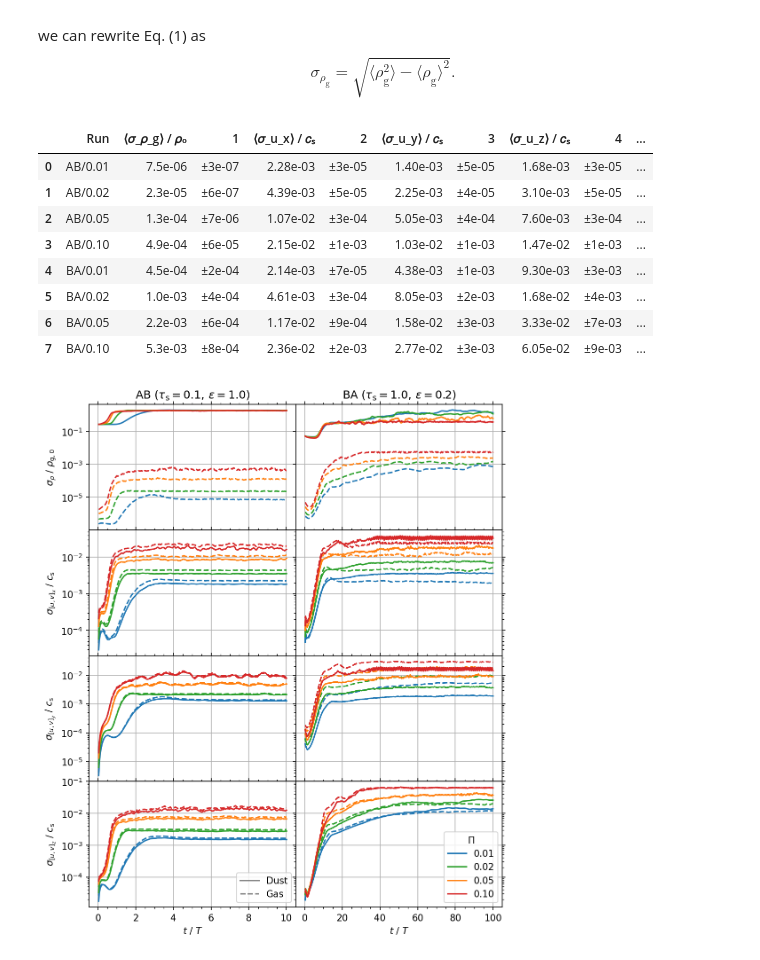
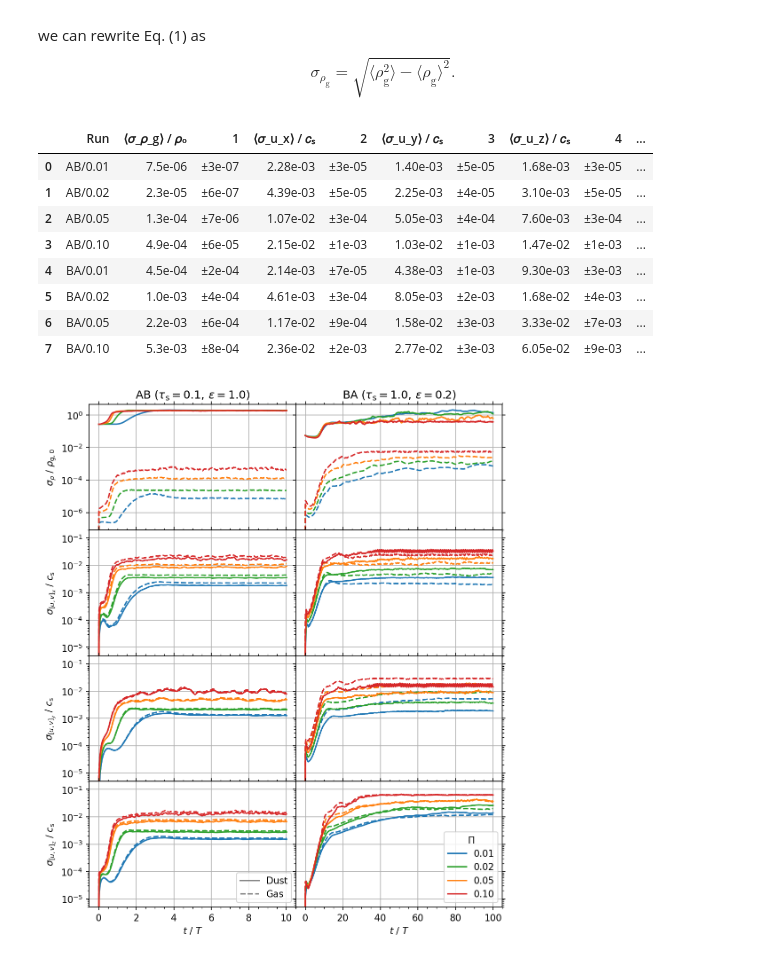
Before and after one commit to sabaronett/streaming-instability, a Jupyter notebook: ipynb/Dispersions.ipynb, the cells around one changed output. Drawn from its saved outputs; the diff is of its cells as text; code cells hidden in the pictures.

Commit message:
Start all plots from t0, but fix vel. ylims

```diff
--- a/ipynb/Dispersions.ipynb
+++ b/ipynb/Dispersions.ipynb
@@ -52,7 +52,8 @@ cases = ['AB', 'BA']
 Pis = [['0.01', 'tab:blue'], ['0.02', 'tab:green'],
        ['0.05', 'tab:orange'], ['0.10', 'tab:red']]
 res = '2048'
-psi = 4 # Plot starting index
+psi = 0 # 4 # Plot starting index
+vylim = (5e-6, 2e-1)
 runs = []
 avg_sd_rhog, avg_sd_ux, avg_sd_uy, avg_sd_uz,  = [], [], [], []
 err_sd_rhog, err_sd_ux, err_sd_uy, err_sd_uz,  = [], [], [], []
@@ -142,9 +143,9 @@ for ax in axs.flat:
 axs[0, 0].set(title=r'AB ($\tau_\mathrm{s}=0.1,\,\epsilon=1.0)$',
               ylabel=r'$\sigma_\rho$ / $\rho_\mathrm{g,0}$')
 axs[0, 1].set(title=r'BA ($\tau_\mathrm{s}=1.0,\,\epsilon=0.2)$')
-axs[1, 0].set(ylabel=r'$\sigma_{[u,v]_x}$ / $c_\mathrm{s}$')
-axs[2, 0].set(ylabel=r'$\sigma_{[u,v]_y}$ / $c_\mathrm{s}$')
-axs[3, 0].set(ylabel=r'$\sigma_{[u,v]_z}$ / $c_\mathrm{s}$')
+axs[1, 0].set(ylabel=r'$\sigma_{[u,v]_x}$ / $c_\mathrm{s}$', ylim=vylim)
+axs[2, 0].set(ylabel=r'$\sigma_{[u,v]_y}$ / $c_\mathrm{s}$', ylim=vylim)
+axs[3, 0].set(ylabel=r'$\sigma_{[u,v]_z}$ / $c_\mathrm{s}$', ylim=vylim)
 axs[3, 0].set(xlabel=r'$t$ / $T$')
 axs[3, 1].set(xlabel=r'$t$ / $T$')
 
@@ -179,31 +180,31 @@ s = df.style.format({
     '⟨𝜎_u_x⟩ / 𝑐ₛ'  : '{:.2e}',
     '2'           : '±{:.0e}',
     '⟨𝜎_u_y⟩ / 𝑐ₛ'  : '{:.2e}',
     '3'           : '±{:.0e}',
     '⟨𝜎_u_z⟩ / 𝑐ₛ'  : '{:.2e}',
     '4'           : '±{:.0e}',
     '⟨Δu_x⟩ / 𝑐ₛ'   : '{:.2e}',
     '5'           : '±{:.0e}',
     '⟨Δu_y⟩ / 𝑐ₛ'   : '{:.2e}',
     '6'           : '±{:.0e}',
     '⟨𝜎_𝜌_p⟩ / 𝜌₀' : '{:.2e}',
     '7'           : '±{:.0e}',
     '⟨𝜎_v_x⟩ / 𝑐ₛ'  : '{:.2e}',
     '8'           : '±{:.0e}',
     '⟨𝜎_v_y⟩ / 𝑐ₛ'  : '{:.2e}',
     '9'           : '±{:.0e}',
     '⟨𝜎_v_z⟩ / 𝑐ₛ'  : '{:.2e}',
     '10'           : '±{:.0e}',})
 s.to_latex(buf='tabs/disps.sty')
 s
 # %% [output]
 |  | Run | ⟨𝜎_𝜌_g⟩ / 𝜌₀ | 1 | ⟨𝜎_u_x⟩ / 𝑐ₛ | 2 | ⟨𝜎_u_y⟩ / 𝑐ₛ | 3 | ⟨𝜎_u_z⟩ / 𝑐ₛ | 4 | ... |
 | 0 | AB/0.01 | 7.5e-06 | ±3e-07 | 2.28e-03 | ±3e-05 | 1.40e-03 | ±5e-05 | 1.68e-03 | ±3e-05 | ... |
 | 1 | AB/0.02 | 2.3e-05 | ±6e-07 | 4.39e-03 | ±5e-05 | 2.25e-03 | ±4e-05 | 3.10e-03 | ±5e-05 | ... |
 | 2 | AB/0.05 | 1.3e-04 | ±7e-06 | 1.07e-02 | ±3e-04 | 5.05e-03 | ±4e-04 | 7.60e-03 | ±3e-04 | ... |
 | 3 | AB/0.10 | 4.9e-04 | ±6e-05 | 2.15e-02 | ±1e-03 | 1.03e-02 | ±1e-03 | 1.47e-02 | ±1e-03 | ... |
 | 4 | BA/0.01 | 4.5e-04 | ±2e-04 | 2.14e-03 | ±7e-05 | 4.38e-03 | ±1e-03 | 9.30e-03 | ±3e-03 | ... |
 | 5 | BA/0.02 | 1.0e-03 | ±4e-04 | 4.61e-03 | ±3e-04 | 8.05e-03 | ±2e-03 | 1.68e-02 | ±4e-03 | ... |
 | 6 | BA/0.05 | 2.2e-03 | ±6e-04 | 1.17e-02 | ±9e-04 | 1.58e-02 | ±3e-03 | 3.33e-02 | ±7e-03 | ... |
 | 7 | BA/0.10 | 5.3e-03 | ±8e-04 | 2.36e-02 | ±2e-03 | 2.77e-02 | ±3e-03 | 6.05e-02 | ±9e-03 | ... |
-[figure, old version]
+[figure, new version]
```
